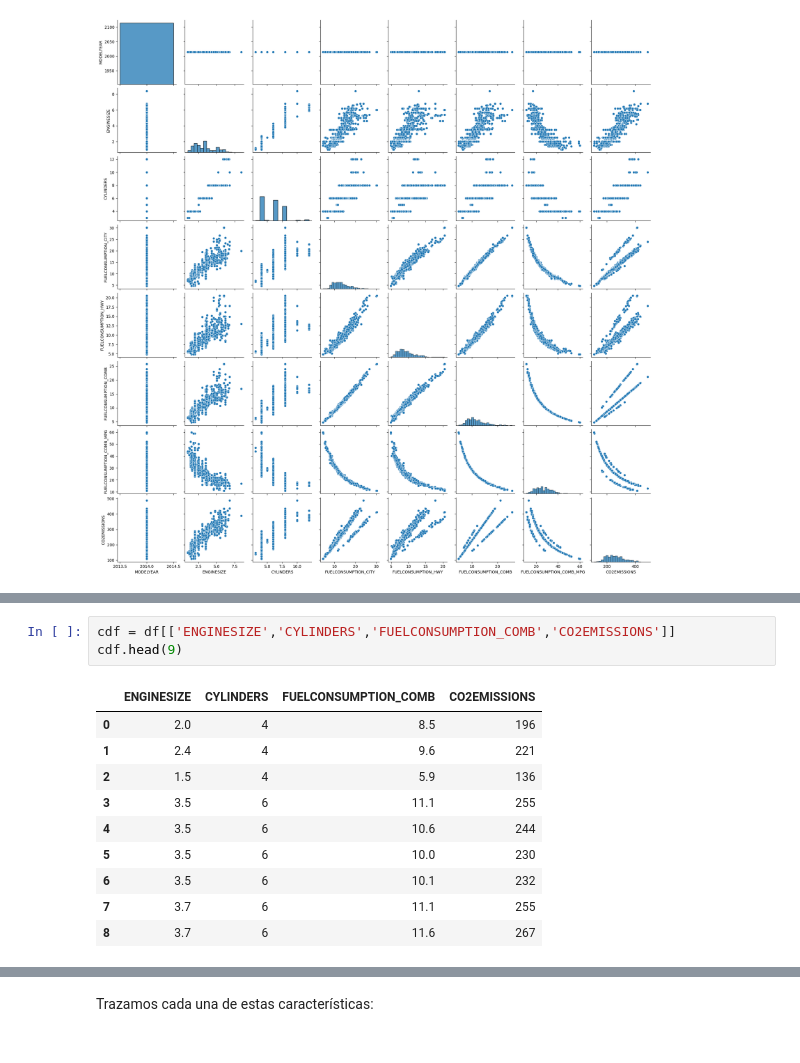
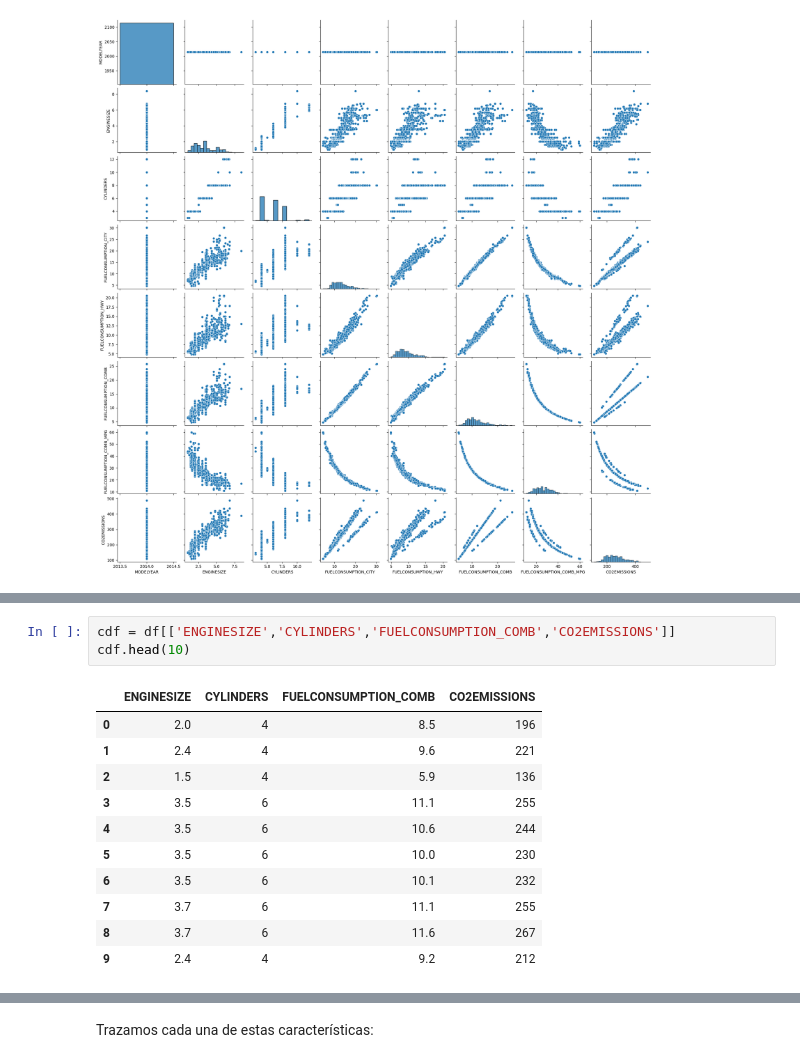
Before and after one commit to javierCh77/emisionco2, a Jupyter notebook: ML0101EN-Reg-Simple-Linear-Regression-Co2-v2.ipynb, the cells around one changed output, grey strips where cells are left out. Saved outputs shown, nothing was run; the diff lists cells and outputs as text.

```diff
--- a/ML0101EN-Reg-Simple-Linear-Regression-Co2-v2.ipynb
+++ b/ML0101EN-Reg-Simple-Linear-Regression-Co2-v2.ipynb
@@ -142,14 +153,15 @@ sns.pairplot(df)
 # %%
 cdf = df[['ENGINESIZE','CYLINDERS','FUELCONSUMPTION_COMB','CO2EMISSIONS']]
-cdf.head(9)
+cdf.head(10)
 # %% [output]
 |  | ENGINESIZE | CYLINDERS | FUELCONSUMPTION_COMB | CO2EMISSIONS |
 | 0 | 2.0 | 4 | 8.5 | 196 |
 | 1 | 2.4 | 4 | 9.6 | 221 |
 | 2 | 1.5 | 4 | 5.9 | 136 |
 | 3 | 3.5 | 6 | 11.1 | 255 |
 | 4 | 3.5 | 6 | 10.6 | 244 |
 | 5 | 3.5 | 6 | 10.0 | 230 |
 | 6 | 3.5 | 6 | 10.1 | 232 |
 | 7 | 3.7 | 6 | 11.1 | 255 |
 | 8 | 3.7 | 6 | 11.6 | 267 |
+| 9 | 2.4 | 4 | 9.2 | 212 |
```
Also changed, not shown: parts of 26 cells of this notebook.
